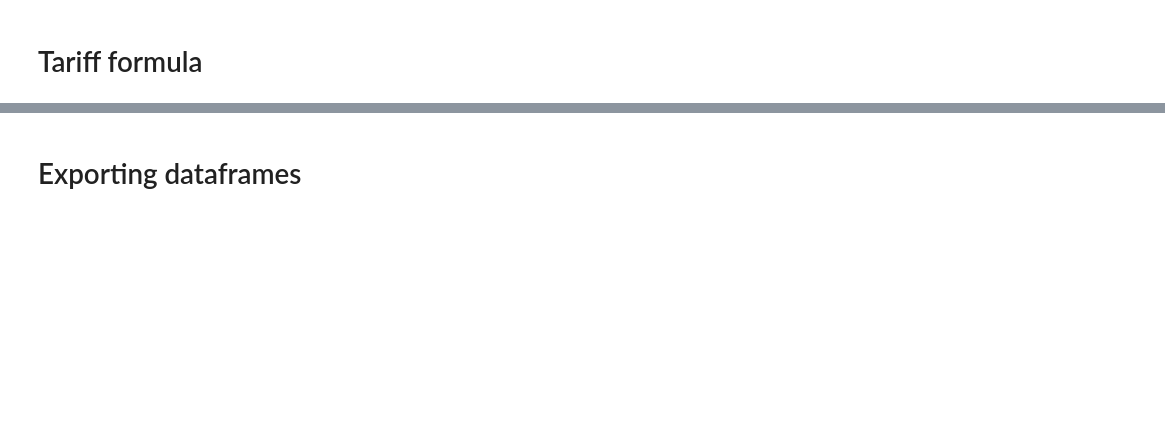
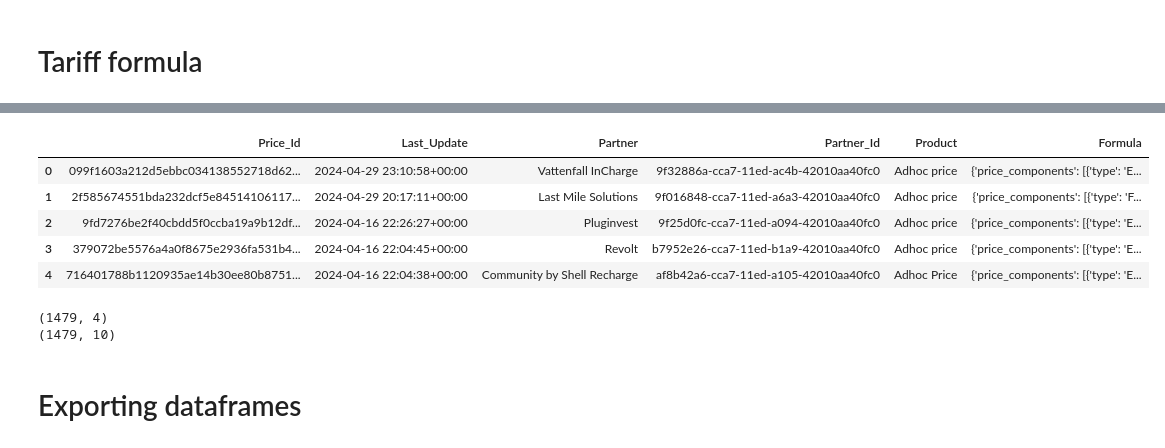
Before and after one commit to chavannep/EcoMovement_Bemo, a Jupyter notebook: Notebook_eval_EcoMovement.ipynb, the cells around one changed output, grey strips where cells are left out. Drawn from its saved outputs; the diff is of its cells as text; code cells hidden in the pictures; blank space fills up the shorter version.

```diff
--- a/Notebook_eval_EcoMovement.ipynb
+++ b/Notebook_eval_EcoMovement.ipynb
@@ -208,28 +329,3 @@ https://api.eco-movement.com/prices/connector_prices : ?
 # (This attribute is available only with pricing license.)
 # %% [markdown]
 # Tariff formula
-# %%
-headers = {'Authorization': trial_token}
-# New
-url =  "https://api.eco-movement.com/prices?limit=1000000&offset=0"
-# Old
-# url = "https://api.eco-movement.com/api/ocpi/cpo/2.1.1/prices'?limit=1&offset=0"
-response = requests.request("GET",\
-                            url,\
-                            headers=headers,\
-                            verify=False)
-data = response.json()
-
-df_tariff = pd.DataFrame.from_dict({'Update_Date':[(k) for j,k in enumerate(data['data'][l]['last_updated'] for l in range(len(data['data'])))],\
-                                    'Price_Id':[(k) for j,k in enumerate(data['data'][l]['id'] for l in range(len(data['data'])))],
-                                    'Partner':[(k) for j,k in enumerate(data['data'][l]['partner'] for l in range(len(data['data'])))],
-                                    'Formula':[(k) for j,k in enumerate(data['data'][l]['elements'][0] for l in range(len(data['data'])))],
-                                    'Partner_Id':[(k) for j,k in enumerate(data['data'][l]['partner_id'] for l in range(len(data['data'])))]})
-
-df_tariff['Update_Date'] = pd.to_datetime(df_tariff['Update_Date'], infer_datetime_format=True, errors='coerce')
-df_tariff.sort_values(by='Update_Date', ascending=False, inplace=True)
-
-print('Before EVSE duplicates cleaning :',df_tariff.shape[0])
-df_tariff.drop_duplicates(subset=['Price_Id','Partner_Id'], keep='first', inplace=True)
-df_tariff.reset_index(drop=True, inplace=True)
-print('After EVSE duplicates cleaning :',df_tariff.shape[0])
@@ -243,0 +550,5 @@ NameError: name 'data' is not defined
+# %%
+df_pricing['Price_Id'] = df_pricing['Price_Id'].str.replace('*','')
+df_pricing['Price_Id'] = df_pricing['Price_Id'].str.replace('-','')
+df_pricing_id['Connector_Pricing_Id'] = df_pricing_id['Connector_Pricing_Id'].str.replace('*','')
+df_pricing_id['Connector_Pricing_Id'] = df_pricing_id['Connector_Pricing_Id'].str.replace('-','')
@@ -244,2 +572,23 @@ NameError: name 'data' is not defined
+# %%
+df_pricing.head()
+# %% [output]
+|  | Price_Id | Last_Update | Partner | Partner_Id | Product | Formula |
+| 0 | 099f1603a212d5ebbc034138552718d62... | 2024-04-29 23:10:58+00:00 | Vattenfall InCharge | 9f32886a-cca7-11ed-ac4b-42010aa40fc0 | Adhoc price | {'price_components': [{'type': 'E... |
+| 1 | 2f585674551bda232dcf5e84514106117... | 2024-04-29 20:17:11+00:00 | Last Mile Solutions | 9f016848-cca7-11ed-a6a3-42010aa40fc0 | Adhoc price | {'price_components': [{'type': 'F... |
+| 2 | 9fd7276be2f40cbdd5f0ccba19a9b12df... | 2024-04-16 22:26:27+00:00 | Pluginvest | 9f25d0fc-cca7-11ed-a094-42010aa40fc0 | Adhoc price | {'price_components': [{'type': 'E... |
+| 3 | 379072be5576a4a0f8675e2936fa531b4... | 2024-04-16 22:04:45+00:00 | Revolt | b7952e26-cca7-11ed-b1a9-42010aa40fc0 | Adhoc price | {'price_components': [{'type': 'E... |
+| 4 | 716401788b1120935ae14b30ee80b8751... | 2024-04-16 22:04:38+00:00 | Community by Shell Recharge | af8b42a6-cca7-11ed-a105-42010aa40fc0 | Adhoc Price | {'price_components': [{'type': 'E... |
+# %%
+print(df_pricing_id.shape)
+df_pricing_id = pd.merge(df_pricing_id, df_pricing,\
+                      left_on='Connector_Pricing_Id', right_on='Price_Id', how='left',
+                      validate='many_to_one')
+df_pricing_id.reset_index(drop=True, inplace=True)
+print(df_pricing_id.shape)
+df_pricing_id.drop(['Connector_Pricing_Id'], axis=1, inplace=True)
+df_tariff = df_pricing_id
+# %% [output]
+(1479, 4)
+(1479, 10)
 # %% [markdown]
 # Exporting dataframes
```
Also changed, not shown: parts of 43 cells of this notebook.
